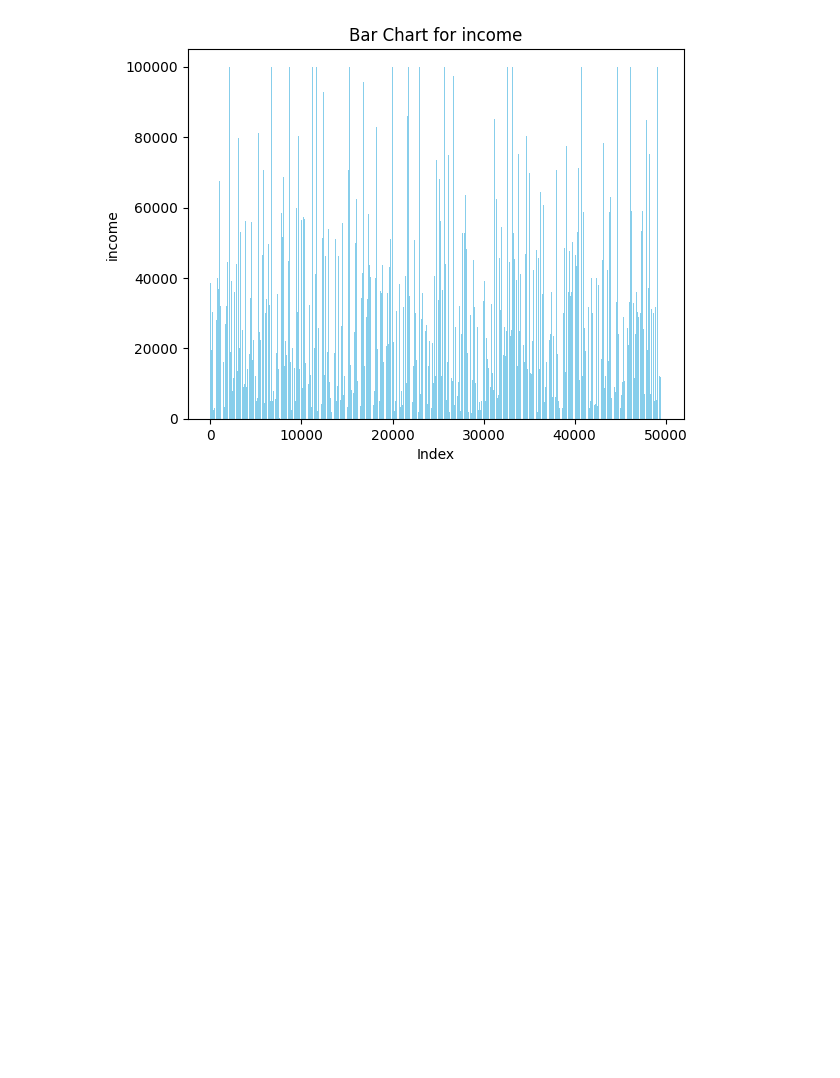
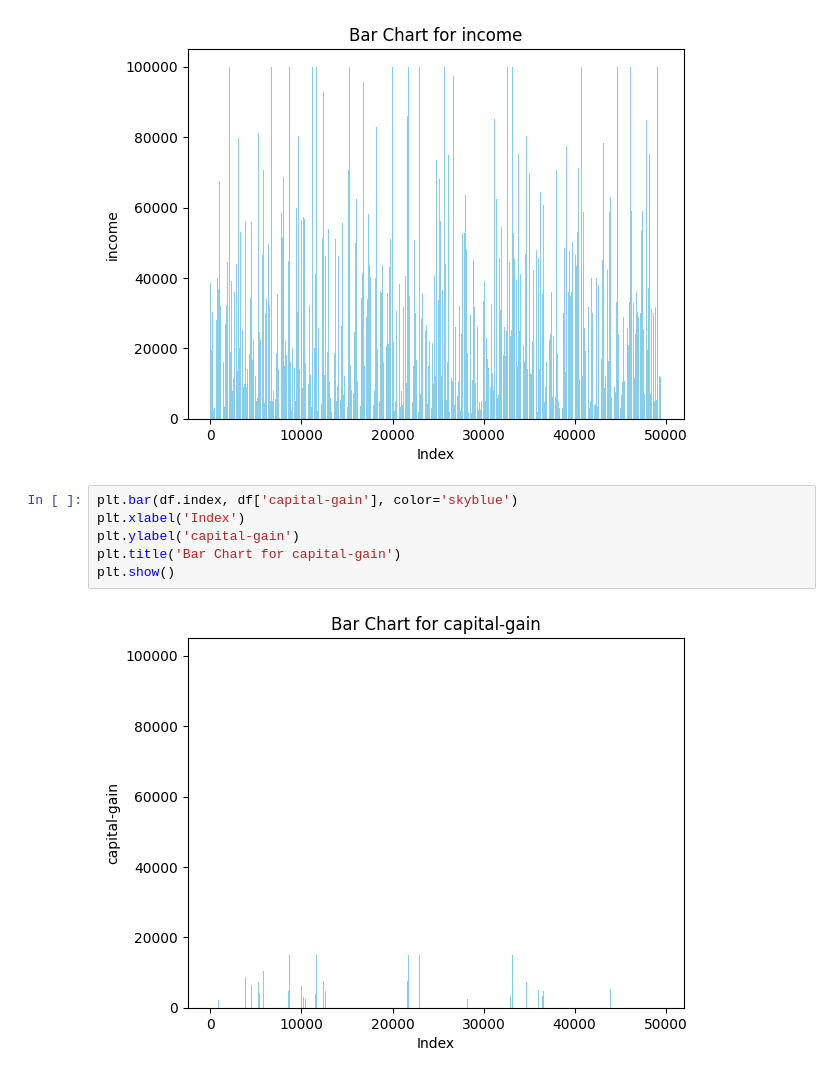
Before and after one commit to svenu38/trail, a Jupyter notebook: first.ipynb, the cells around one changed output. Cells and saved outputs as stored; diff of their text form; blank space fills up the shorter version.

Commit message:
capital-gain

```diff
--- a/first.ipynb
+++ b/first.ipynb
@@ -37,3 +37,11 @@ plt.title('Bar Chart for income')
 plt.show()
 # %% [output]
 [figure]
+# %%
+plt.bar(df.index, df['capital-gain'], color='skyblue')
+plt.xlabel('Index')
+plt.ylabel('capital-gain')
+plt.title('Bar Chart for capital-gain')
+plt.show()
+# %% [output]
+[figure, added]
```
